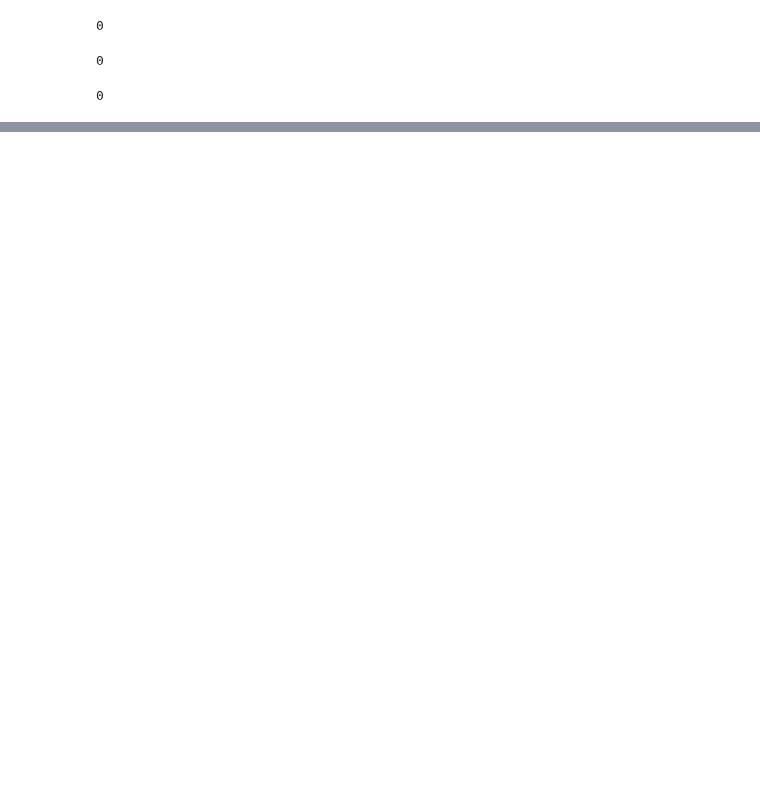
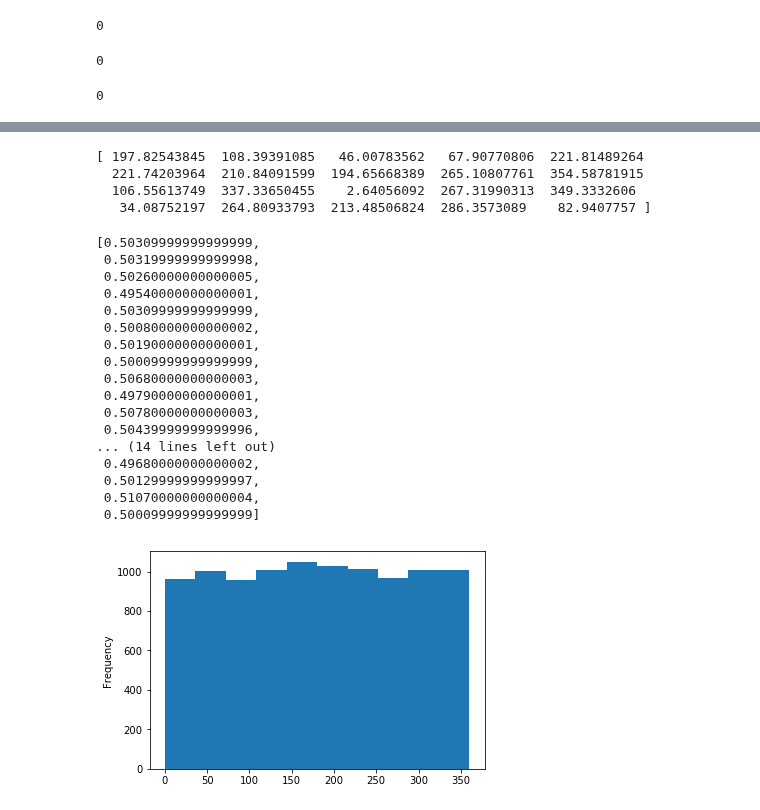
Before and after one commit to theredpea/udacity_notes, a Jupyter notebook: st101__2_Probability__11_Probability_Distributions.ipynb, the cells around one changed output, grey strips where cells are left out. Cells and saved outputs as stored; diff of their text form; code cells hidden in the pictures; blank space fills up the shorter version.

```diff
--- a/st101__2_Probability__11_Probability_Distributions.ipynb
+++ b/st101__2_Probability__11_Probability_Distributions.ipynb
@@ -49,0 +71,41 @@ assert(uniform_between(5,8, 10000)===0, 'Any overly specific value cant be assig
+# %%
+def get_uniform_samples(a,b,samples=10000):
+    return np.random.rand(samples) * (b-a) + a
+
+def uniform_between_range(a,b,samples=10000,  filter_lambda=lambda x:x):
+    return np.array(list(map(filter_lambda, get_uniform_samples(a,b,samples)))).sum()
+# %%
+a=0
+b=360
+samples=10000
+core_dist =(np.random.rand(samples) * (b-a) + a)
+
+print( core_dist[:20])
+core_dist_series = pd.Series(core_dist)
+core_dist_series.plot(kind='hist')
+filter_lambda = lambda x:0<x and x<=180
+
+[uniform_between_range(a,b,samples,filter_lambda)/samples for _ in range(30) ]
+# %% [output]
+[ 197.82543845  108.39391085   46.00783562   67.90770806  221.81489264
+  221.74203964  210.84091599  194.65668389  265.10807761  354.58781915
+  106.55613749  337.33650455    2.64056092  267.31990313  349.3332606
+   34.08752197  264.80933793  213.48506824  286.3573089    82.9407757 ]
+[0.50309999999999999,
+ 0.50319999999999998,
+ 0.50260000000000005,
+ 0.49540000000000001,
+ 0.50309999999999999,
+ 0.50080000000000002,
+ 0.50190000000000001,
+ 0.50009999999999999,
+ 0.50680000000000003,
+ 0.49790000000000001,
+ 0.50780000000000003,
+ 0.50439999999999996,
+... (14 lines left out)
+ 0.49680000000000002,
+ 0.50129999999999997,
+ 0.51070000000000004,
+ 0.50009999999999999]
+[figure, added]
```
Also changed, not shown: parts of 72 cells of this notebook, 2 other files.
